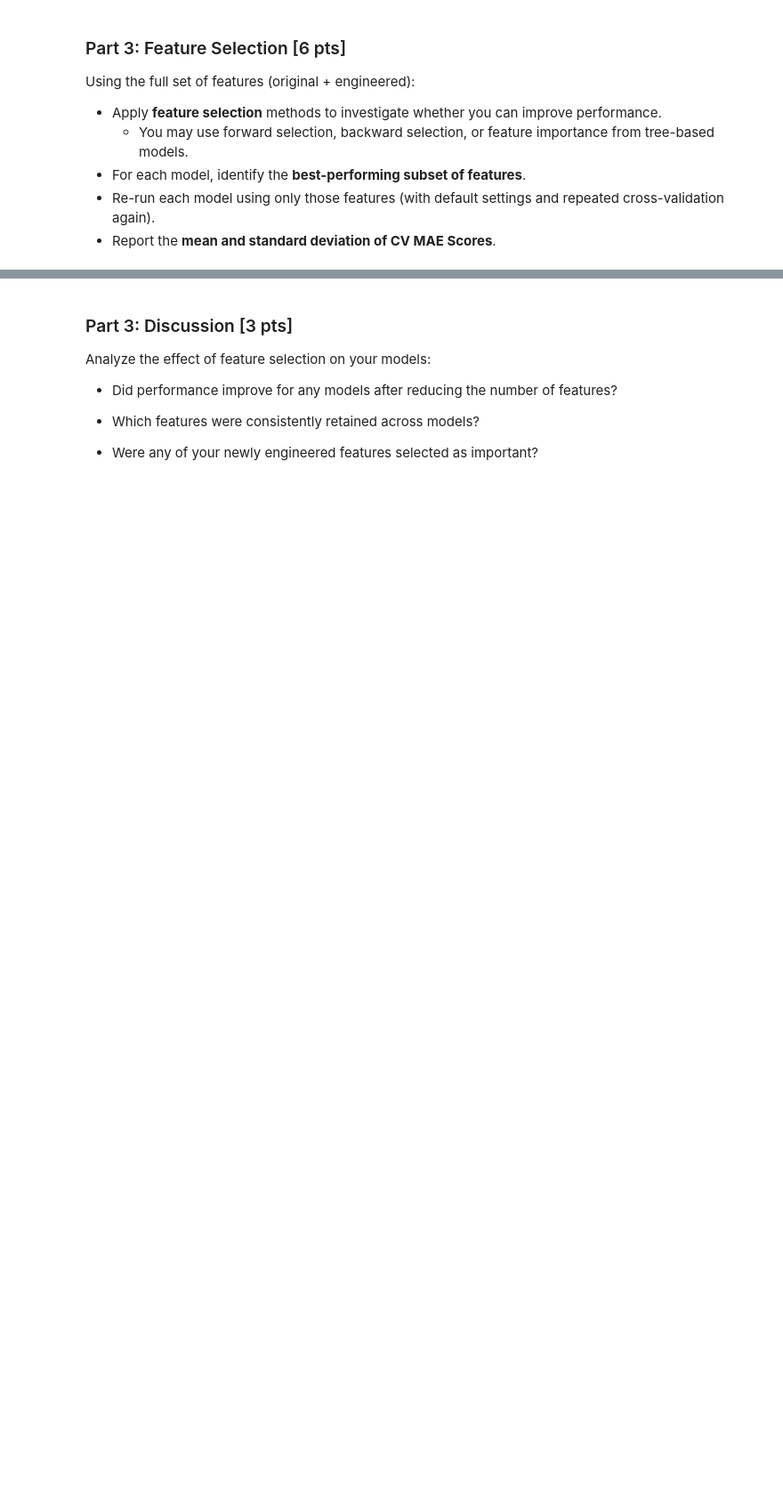
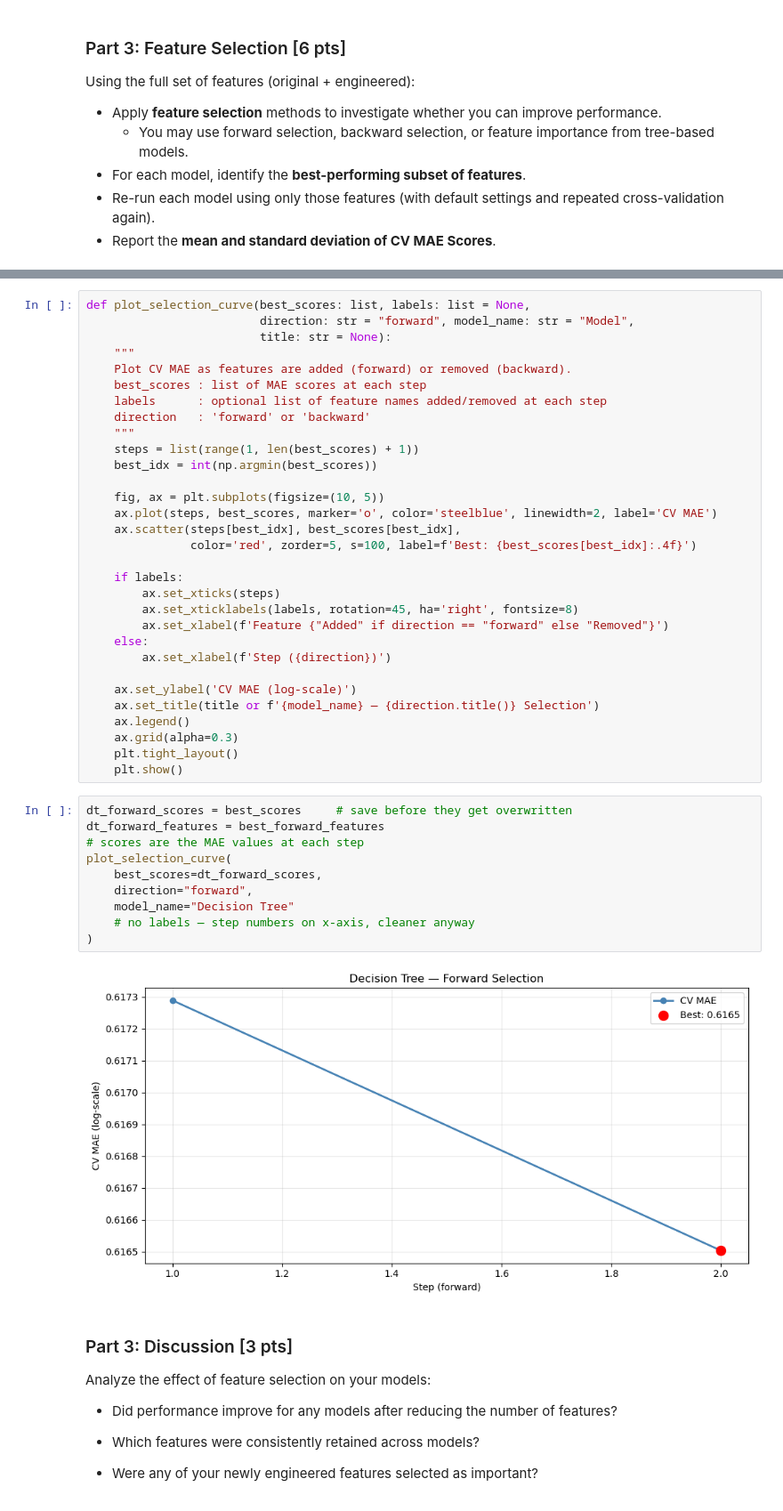
Before and after one commit to kumargaurav-bu-edu/bu_shared_projects, a Jupyter notebook: milestone_2/Milestone_02.ipynb, the cells around one changed output, grey strips where cells are left out. Shown at 89% size. Saved outputs shown, nothing was run; the diff lists cells and outputs as text; blank space fills up the shorter version.

```diff
--- a/milestone_2/Milestone_02.ipynb
+++ b/milestone_2/Milestone_02.ipynb
@@ -1125,3 +905,46 @@ Std RMSE: 0.004609786137125464
+# %%
+def plot_selection_curve(best_scores: list, labels: list = None,
+                         direction: str = "forward", model_name: str = "Model",
+                         title: str = None):
+    """
+    Plot CV MAE as features are added (forward) or removed (backward).
+    best_scores : list of MAE scores at each step
+    labels      : optional list of feature names added/removed at each step
+    direction   : 'forward' or 'backward'
+    """
+    steps = list(range(1, len(best_scores) + 1))
+    best_idx = int(np.argmin(best_scores))
+
+    fig, ax = plt.subplots(figsize=(10, 5))
+    ax.plot(steps, best_scores, marker='o', color='steelblue', linewidth=2, label='CV MAE')
+    ax.scatter(steps[best_idx], best_scores[best_idx],
+               color='red', zorder=5, s=100, label=f'Best: {best_scores[best_idx]:.4f}')
+
+    if labels:
+        ax.set_xticks(steps)
+        ax.set_xticklabels(labels, rotation=45, ha='right', fontsize=8)
+        ax.set_xlabel(f'Feature {"Added" if direction == "forward" else "Removed"}')
+    else:
+        ax.set_xlabel(f'Step ({direction})')
+
+    ax.set_ylabel('CV MAE (log-scale)')
+    ax.set_title(title or f'{model_name} — {direction.title()} Selection')
+    ax.legend()
+    ax.grid(alpha=0.3)
+    plt.tight_layout()
+    plt.show()
+# %%
+dt_forward_scores = best_scores     # save before they get overwritten
+dt_forward_features = best_forward_features
+# scores are the MAE values at each step
+plot_selection_curve(
+    best_scores=dt_forward_scores,
+    direction="forward",
+    model_name="Decision Tree"
+    # no labels — step numbers on x-axis, cleaner anyway
+)
+# %% [output]
+[figure, added]
 # %% [markdown]
 ### Part 3: Discussion [3 pts]
 
```
Also changed, not shown: parts of 64 cells of this notebook.
